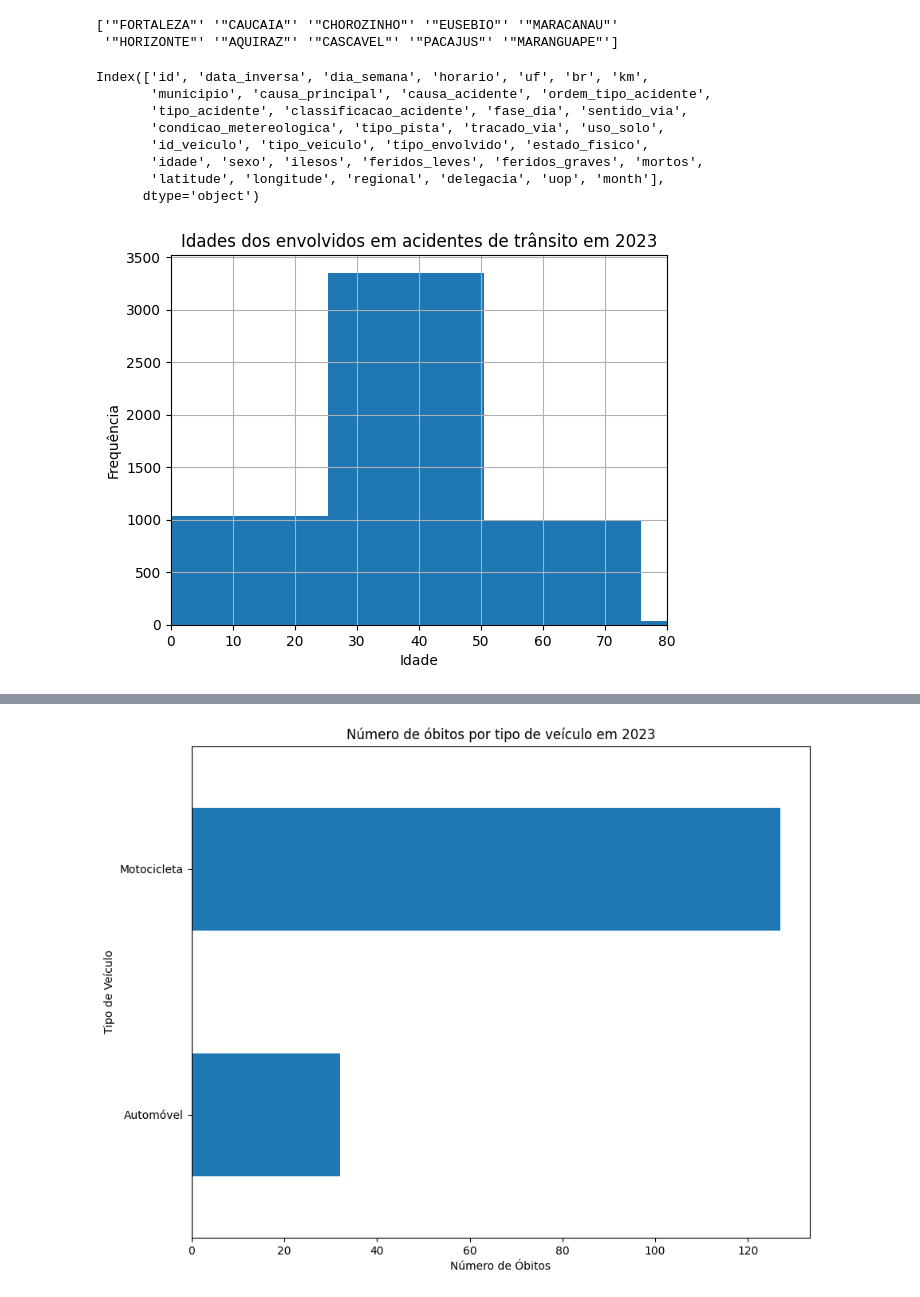
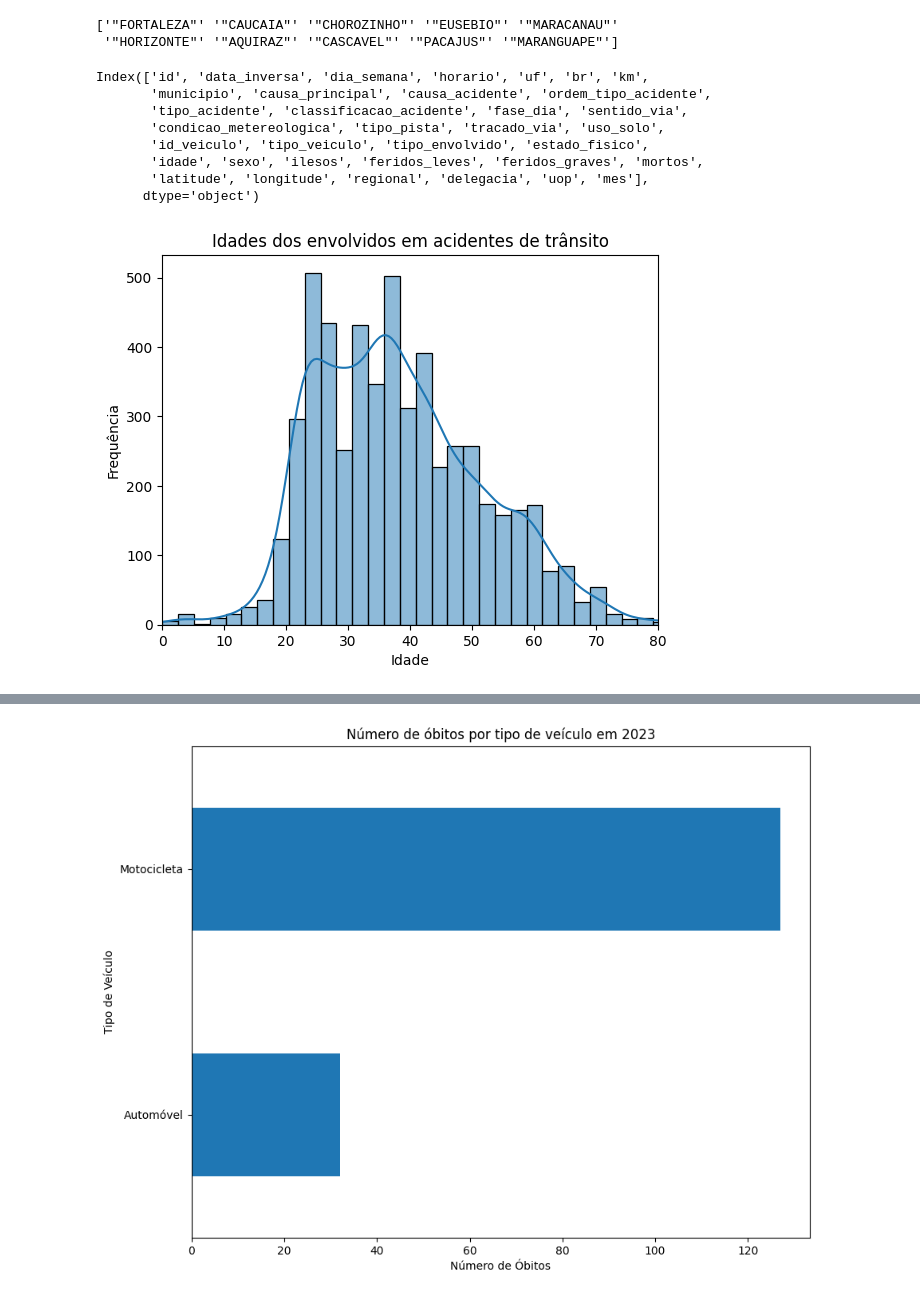
Before and after one commit to yotta0/Projeto-Big-Data, a Jupyter notebook: aed_e_ml.ipynb, the cells around one changed output, grey strips where cells are left out. Cells and saved outputs as stored; diff of their text form; code cells hidden in the pictures.

Commit message:
feat(back-end): updated exploratory data with more graphics and correlation matrix

```diff
--- a/aed_e_ml.ipynb
+++ b/aed_e_ml.ipynb
@@ -74,8 +78,9 @@ columns_to_drop = [col for col in columns_to_drop if col in df.columns]
 df = df.drop(columns=columns_to_drop)
 
 
+# Cria uma coluna com o mês do acidente
 df['data_inversa'] = pd.to_datetime(df['data_inversa']).dt.to_period('M')
-df['month'] = df['data_inversa'].dt.strftime('%m')
+df['mes'] = df['data_inversa'].dt.strftime('%m')
 # %%
 # Entendendo o dataset
 # print(df.shape)
@@ -89,18 +94,24 @@ Index(['id', 'data_inversa', 'dia_semana', 'horario', 'uf', 'br', 'km',
        'condicao_metereologica', 'tipo_pista', 'tracado_via', 'uso_solo',
        'id_veiculo', 'tipo_veiculo', 'tipo_envolvido', 'estado_fisico',
        'idade', 'sexo', 'ilesos', 'feridos_leves', 'feridos_graves', 'mortos',
-       'latitude', 'longitude', 'regional', 'delegacia', 'uop', 'month'],
+       'latitude', 'longitude', 'regional', 'delegacia', 'uop', 'mes'],
       dtype='object')
 # %%
-num_bins = int(math.sqrt(len(df['idade'] < 100)))
-df['idade'].hist(bins=num_bins)
-plt.title('Idades dos envolvidos em acidentes de trânsito em 2023')
+df_filtered = df[df['idade'] <= 100]
+
+# Calcula o número de bins para o histograma
+num_bins = int(math.sqrt(len(df_filtered)) / 2)
+
+# Plota o histograma
+sns.histplot(df_filtered, x='idade', bins=num_bins, kde=True)
+
+plt.title('Idades dos envolvidos em acidentes de trânsito')
 plt.xlabel('Idade')
 plt.ylabel('Frequência')
 plt.xlim([0, 80])
 plt.show()
 # %% [output]
-[figure, old version]
+[figure, new version]
 # %%
 acidentes_por_veiculo = df['tipo_veiculo'].value_counts()
 acidentes_por_veiculo = acidentes_por_veiculo.dropna()
```
Also changed, not shown: parts of 10 cells of this notebook.
